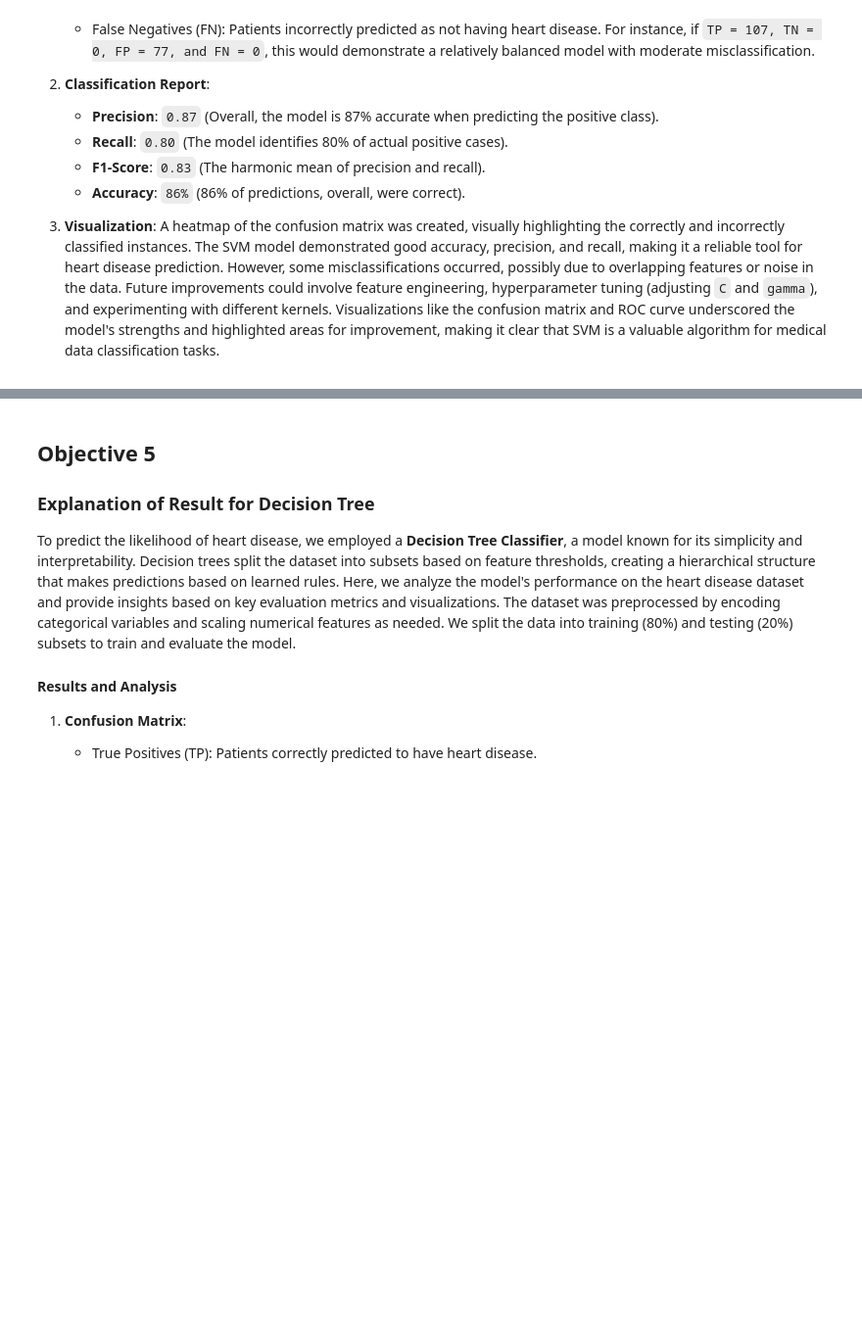
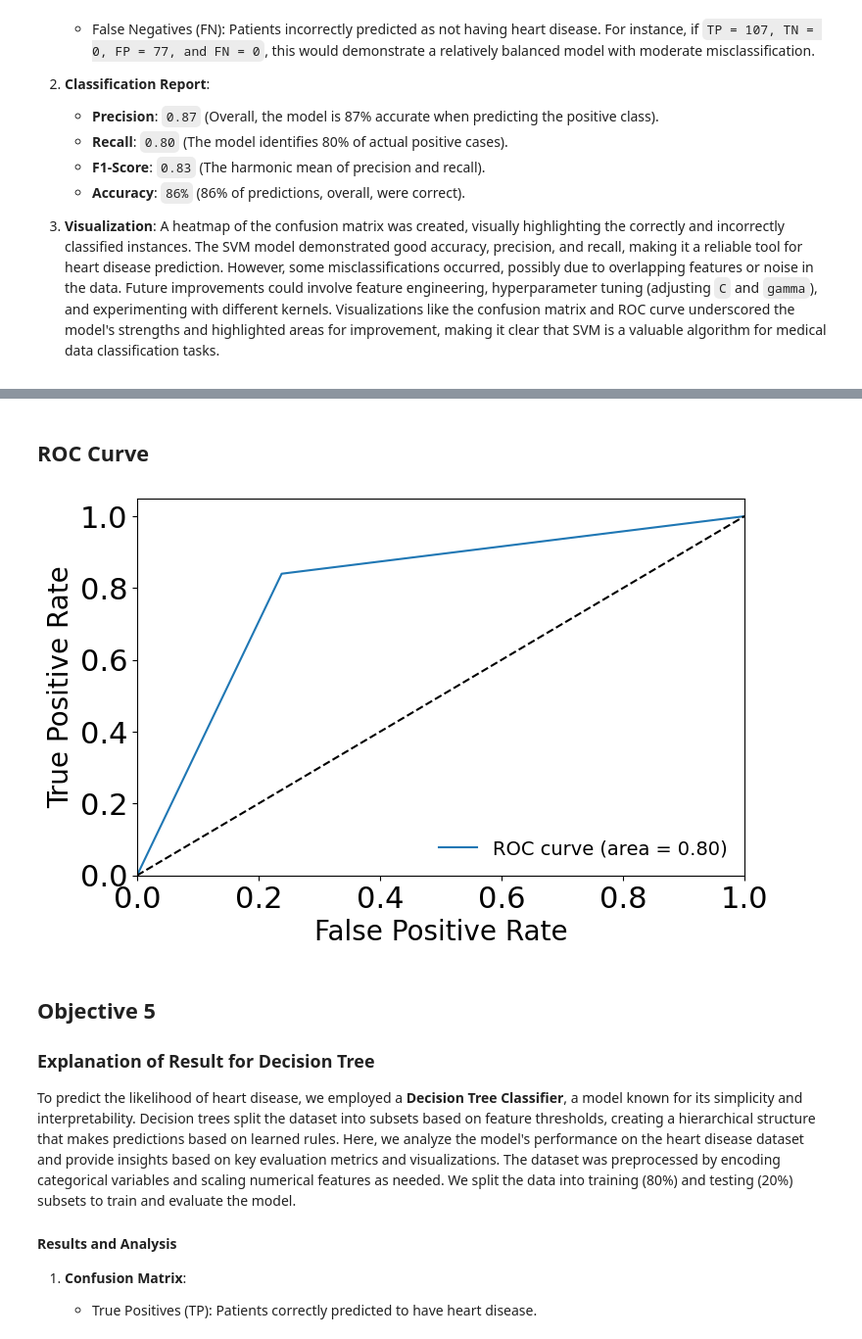
Before and after one commit to BhargavKumarNath/Heart_Failure_Prediction, a Jupyter notebook: Group_project.ipynb, the cells around one changed output, grey strips where cells are left out. Shown at 98% size. Drawn from its saved outputs; the diff is of its cells as text; code cells hidden in the pictures; blank space fills up the shorter version.

```diff
--- a/Group_project.ipynb
+++ b/Group_project.ipynb
@@ -958,0 +1150,18 @@ def roc():
+# %%
+# Splitting data into training and testing sets
+X_train, X_test,y_train , y_test = train_test_split(X, y, test_size=0.1, random_state=123)
+# %%
+# Normalize the model
+categorical_columns = X_train.select_dtypes(include=['object', 'category']).columns
+
+label_encoders = {}
+for col in categorical_columns:
+    le = LabelEncoder()
+    X_train[col] = le.fit_transform(X_train[col])
+    X_test[col] = le.transform(X_test[col])
+    label_encoders[col] = le
+
+scaler = StandardScaler()
+X_train = scaler.fit_transform(X_train)
+X_test= scaler.transform(X_test)
+X_train
@@ -958,0 +1198,4 @@ def roc():
+# %%
+# Initialize and train the dtree model
+dtree = DecisionTreeClassifier()
+dtree.fit(X_train, y_train)
@@ -958,0 +1204,4 @@ def roc():
+# %%
+# Evaluate the model on test data
+y_pred = dtree.predict(X_test)
+print("Test Accuracy:",accuracy_score(y_pred, y_test))
@@ -1136,3 +1417,20 @@ The SVM was trained using the training data, and predictions were made on the te
+# %% [markdown]
+## ROC Curve
+# %%
+fpr, tpr, _ = roc_curve(y_test, y_pred)
+roc_auc = roc_auc_score(y_test, y_pred)
+plt.figure(figsize=(8, 5))
+plt.plot(fpr, tpr, label='ROC curve (area = %0.2f)' % (roc_auc))
+plt.plot([0, 1], [0, 1], 'k--')
+plt.xlim([0.0, 1.0])
+plt.ylim([0.0, 1.05])
+plt.xlabel('False Positive Rate', fontsize=20)
+plt.ylabel('True Positive Rate', fontsize=20)
+plt.tick_params(axis='both', which='major', labelsize=22)
+plt.legend(loc="lower right", fontsize=14, frameon=False)
+plt.show()
+# %% [output]
+[figure, added]
 # %% [markdown]
 ## Objective 5
 ### Explanation of Result for Decision Tree
```
Also changed, not shown: parts of 50 cells of this notebook.
